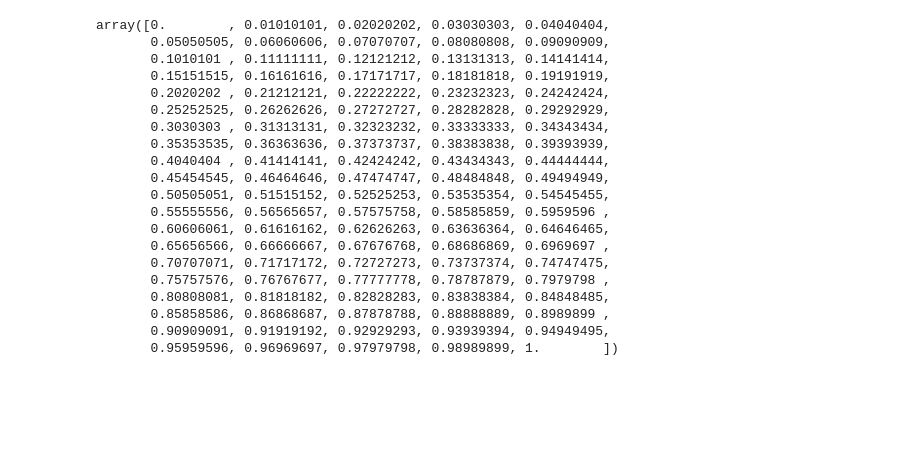
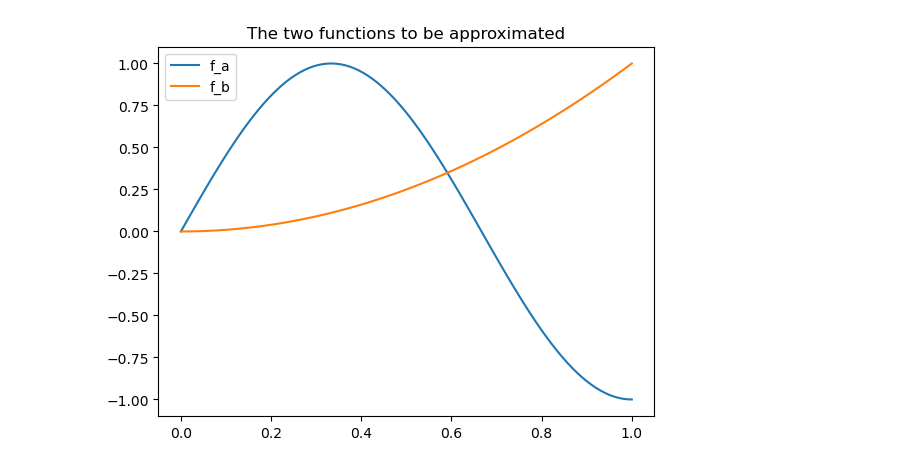
Before and after one commit to data-stepper/latex-university-shit, a Jupyter notebook: Abgaben/Stochastic ML/polynomial_regression.ipynb, the cells around one changed output. Drawn from its saved outputs; the diff is of its cells as text; code cells hidden in the pictures; blank space fills up the shorter version.

```diff
--- a/Abgaben/Stochastic ML/polynomial_regression.ipynb
+++ b/Abgaben/Stochastic ML/polynomial_regression.ipynb
@@ -19,41 +19,27 @@ import numpy as np
 import matplotlib.pyplot as plt
 import pandas as pd
 %matplotlib inline
-# %%
-n: int = 100
-
-x = np.linspace(0, 1, n)
-x
-# %% [output]
-array([0.        , 0.01010101, 0.02020202, 0.03030303, 0.04040404,
-       0.05050505, 0.06060606, 0.07070707, 0.08080808, 0.09090909,
-       0.1010101 , 0.11111111, 0.12121212, 0.13131313, 0.14141414,
-       0.15151515, 0.16161616, 0.17171717, 0.18181818, 0.19191919,
-       0.2020202 , 0.21212121, 0.22222222, 0.23232323, 0.24242424,
-       0.25252525, 0.26262626, 0.27272727, 0.28282828, 0.29292929,
-       0.3030303 , 0.31313131, 0.32323232, 0.33333333, 0.34343434,
-       0.35353535, 0.36363636, 0.37373737, 0.38383838, 0.39393939,
-       0.4040404 , 0.41414141, 0.42424242, 0.43434343, 0.44444444,
-       0.45454545, 0.46464646, 0.47474747, 0.48484848, 0.49494949,
-       0.50505051, 0.51515152, 0.52525253, 0.53535354, 0.54545455,
-       0.55555556, 0.56565657, 0.57575758, 0.58585859, 0.5959596 ,
-       0.60606061, 0.61616162, 0.62626263, 0.63636364, 0.64646465,
-       0.65656566, 0.66666667, 0.67676768, 0.68686869, 0.6969697 ,
-       0.70707071, 0.71717172, 0.72727273, 0.73737374, 0.74747475,
-       0.75757576, 0.76767677, 0.77777778, 0.78787879, 0.7979798 ,
-       0.80808081, 0.81818182, 0.82828283, 0.83838384, 0.84848485,
-       0.85858586, 0.86868687, 0.87878788, 0.88888889, 0.8989899 ,
-       0.90909091, 0.91919192, 0.92929293, 0.93939394, 0.94949495,
-       0.95959596, 0.96969697, 0.97979798, 0.98989899, 1.        ])
 # %%
+n: int = 100
+
+x = np.linspace(0, 1, n)
+
 def f_a(x):
     return np.sin(3.0 / 2.0 * np.pi * x)
 
 def f_b(x):
     return np.square(x)
 
 def make_eps(n: int = 100):
     return np.random.normal(0, 1.0, n)
+
+plt.plot(x, f_a(x), label='f_a')
+plt.plot(x, f_b(x), label='f_b')
+plt.title("The two functions to be approximated")
+plt.legend()
+plt.show()
+# %% [output]
+[figure, added]
 # %%
 def fit_polynomial(x, y, degree: int = 1):
     return np.polyfit(x, y, degree)
```
Also changed, not shown: parts of 10 cells of this notebook.
